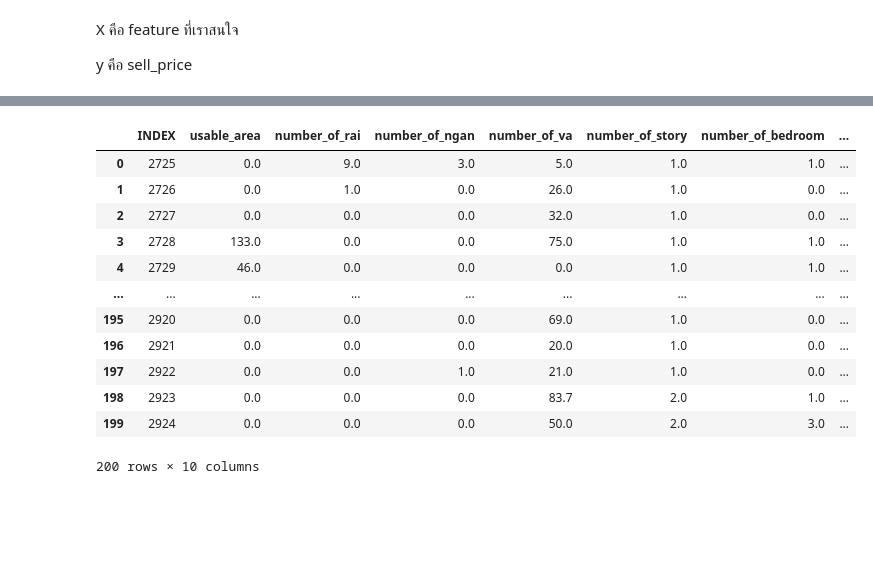
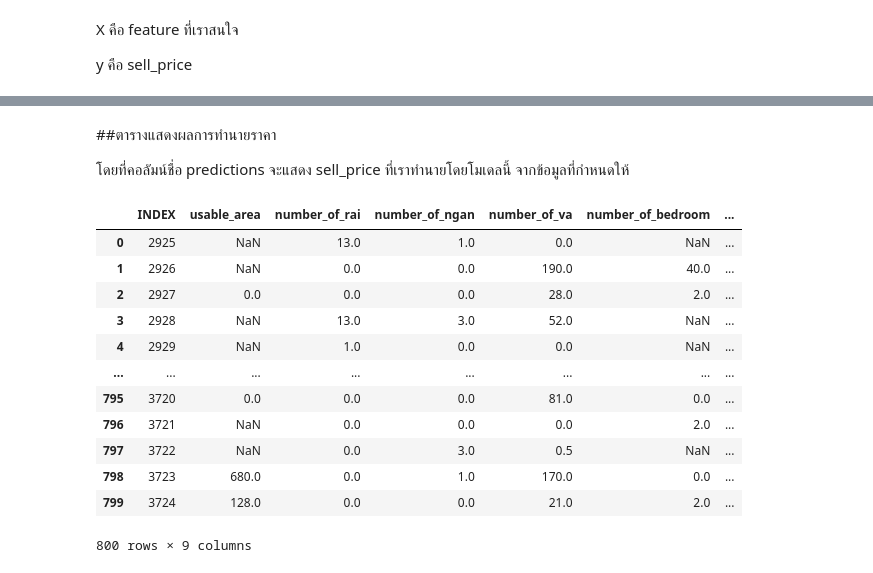
Before and after one commit to rattapornsupama/DPDM65, a Jupyter notebook: final.ipynb, the cells around one changed output, grey strips where cells are left out. Drawn from its saved outputs; the diff is of its cells as text; code cells hidden in the pictures; blank space fills up the shorter version.

```diff
--- a/final.ipynb
+++ b/final.ipynb
@@ -265,5 +280,5 @@ y คือ sell_price
 # %%
-Xtrain = data1[['usable_area','number_of_rai','number_of_ngan','number_of_va','number_of_story','number_of_bedroom','number_of_bathroom','number_of_parking']]
+Xtrain = data1[['usable_area','number_of_rai','number_of_ngan','number_of_va','number_of_bedroom','number_of_bathroom','number_of_parking']]
 ytrain = data1['sell_price']
 Xtrain
 # %% [output]
@@ -283,3 +297,0 @@ Xtrain
-# %%
-LR = LinearRegression()
-LR.fit(Xtrain, ytrain)
@@ -309,0 +308,4 @@ array([ 1.47462284e+07,  3.05715547e+06,  1.66525751e+06,  3.39691346e+06,
+# %%
+LR = LinearRegression().fit(Xtrain, ytrain)
+print("LR coefficient is", LR.coef_)
+print("LR intercept is", LR.intercept_)
@@ -309,0 +319,3 @@ array([ 1.47462284e+07,  3.05715547e+06,  1.66525751e+06,  3.39691346e+06,
+# %%
+predictions = LR.predict(datatest1)
+predictions
@@ -310,17 +340,21 @@ array([ 1.47462284e+07,  3.05715547e+06,  1.66525751e+06,  3.39691346e+06,
+# %% [markdown]
+##ตารางแสดงผลการทำนายราคา
+
+โดยที่คอลัมน์ชื่อ predictions จะแสดง sell_price ที่เราทำนายโดยโมเดลนี้ จากข้อมูลที่กำหนดให้
 # %%
-result = pd.concat([datatest1, pd.Series(predictions,name='predictions')],axis='columns')
+result = pd.concat([datatest, pd.Series(predictions,name='predictions')],axis='columns')
 result
 # %% [output]
-|  | INDEX | usable_area | number_of_rai | number_of_ngan | number_of_va | number_of_story | number_of_bedroom | ... |
-| 0 | 2725 | 0.0 | 9.0 | 3.0 | 5.0 | 1.0 | 1.0 | ... |
-| 1 | 2726 | 0.0 | 1.0 | 0.0 | 26.0 | 1.0 | 0.0 | ... |
-| 2 | 2727 | 0.0 | 0.0 | 0.0 | 32.0 | 1.0 | 0.0 | ... |
-| 3 | 2728 | 133.0 | 0.0 | 0.0 | 75.0 | 1.0 | 1.0 | ... |
-| 4 | 2729 | 46.0 | 0.0 | 0.0 | 0.0 | 1.0 | 1.0 | ... |
-| ... | ... | ... | ... | ... | ... | ... | ... | ... |
-| 195 | 2920 | 0.0 | 0.0 | 0.0 | 69.0 | 1.0 | 0.0 | ... |
-| 196 | 2921 | 0.0 | 0.0 | 0.0 | 20.0 | 1.0 | 0.0 | ... |
-| 197 | 2922 | 0.0 | 0.0 | 1.0 | 21.0 | 1.0 | 0.0 | ... |
-| 198 | 2923 | 0.0 | 0.0 | 0.0 | 83.7 | 2.0 | 1.0 | ... |
-| 199 | 2924 | 0.0 | 0.0 | 0.0 | 50.0 | 2.0 | 3.0 | ... |
+|  | INDEX | usable_area | number_of_rai | number_of_ngan | number_of_va | number_of_bedroom | ... |
+| 0 | 2925 | NaN | 13.0 | 1.0 | 0.0 | NaN | ... |
+| 1 | 2926 | NaN | 0.0 | 0.0 | 190.0 | 40.0 | ... |
+| 2 | 2927 | 0.0 | 0.0 | 0.0 | 28.0 | 2.0 | ... |
+| 3 | 2928 | NaN | 13.0 | 3.0 | 52.0 | NaN | ... |
+| 4 | 2929 | NaN | 1.0 | 0.0 | 0.0 | NaN | ... |
+| ... | ... | ... | ... | ... | ... | ... | ... |
+| 795 | 3720 | 0.0 | 0.0 | 0.0 | 81.0 | 0.0 | ... |
+| 796 | 3721 | NaN | 0.0 | 0.0 | 0.0 | 2.0 | ... |
+| 797 | 3722 | NaN | 0.0 | 3.0 | 0.5 | NaN | ... |
+| 798 | 3723 | 680.0 | 0.0 | 1.0 | 170.0 | 0.0 | ... |
+| 799 | 3724 | 128.0 | 0.0 | 0.0 | 21.0 | 2.0 | ... |
-200 rows × 10 columns
+800 rows × 9 columns
```
Also changed, not shown: parts of 29 cells of this notebook.
